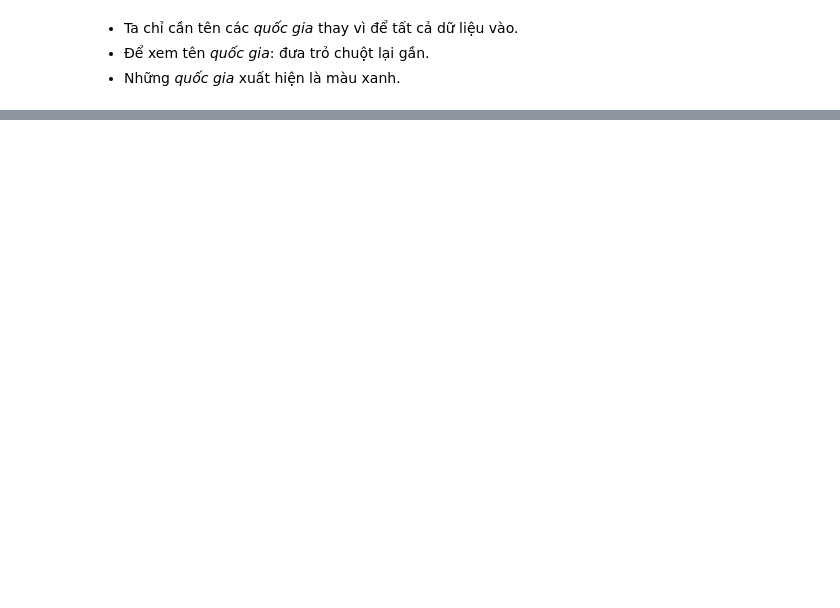
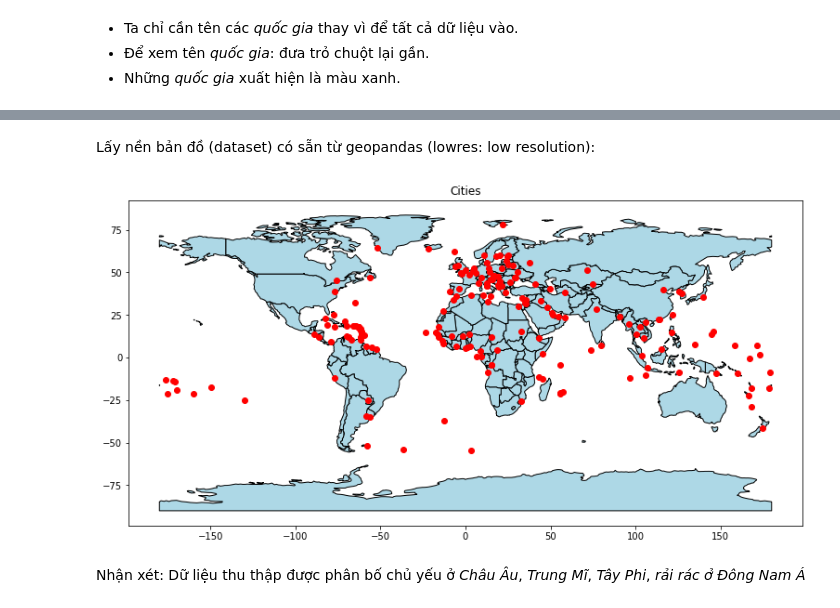
Before and after one commit to the0nlyWyvern/Weather-Analysis, a Jupyter notebook: Interpreting_data.ipynb, the cells around one changed output, grey strips where cells are left out. Cells and saved outputs as stored; diff of their text form; code cells hidden in the pictures; blank space fills up the shorter version.

Commit message:
Interpreting_data: change structure when reading, improve visualization

```diff
--- a/Interpreting_data.ipynb
+++ b/Interpreting_data.ipynb
@@ -84,0 +45,4 @@ country_visual.show()
+# %%
+# i didn't use drop_duplicates(inplace=True) to avoid warning
+cities_df = weather_df[['city', 'Latitude', 'Longitude']].drop_duplicates()
+cities_df.shape
@@ -84,0 +58,4 @@ country_visual.show()
+# %%
+cities_geo = gpd.GeoDataFrame(cities_df,
+            geometry=gpd.points_from_xy(cities_df.Longitude, cities_df.Latitude))
+cities_geo
@@ -84,0 +76,2 @@ country_visual.show()
+# %% [markdown]
+Lấy nền bản đồ (dataset) có sẵn từ geopandas (lowres: low resolution):
@@ -84,0 +80,15 @@ country_visual.show()
+# %%
+axis = world_data.plot(color='lightblue', edgecolor='black')
+
+cities_geo.plot(ax = axis, color='red') #points on map
+plt.title("Cities")
+
+#change the size (make it bigger)
+fig = plt.gcf()
+fig.set_size_inches(13, 9)
+fig.savefig('cities.png', dpi = 200) # save as a picture file
+plt.show()
+# %% [output]
+[figure, added]
+# %% [markdown]
+Nhận xét: Dữ liệu thu thập được phân bố chủ yếu ở _Châu Âu_, _Trung Mĩ_, _Tây Phi_, _rải rác ở Đông Nam Á_
```
Also changed, not shown: parts of 17 cells of this notebook.
